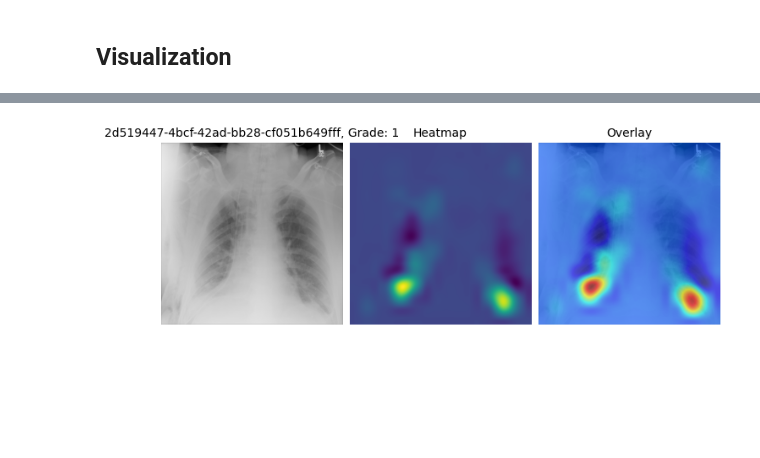
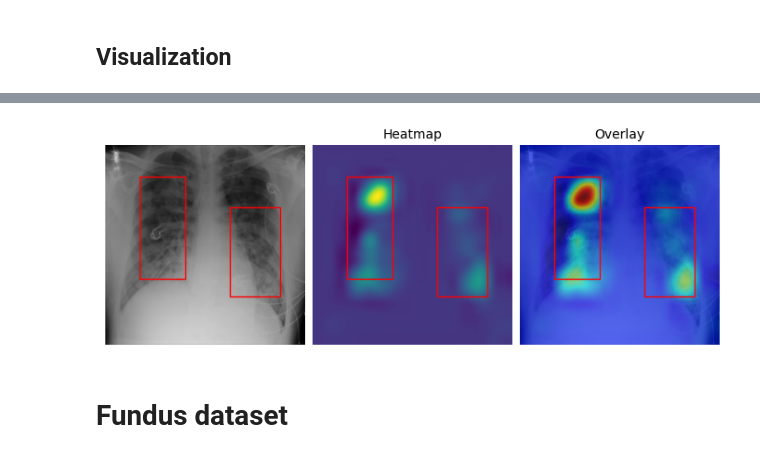
Before and after one commit to kdjoumessi/Test-Time-Explainability, a Jupyter notebook: TTE-CAM.ipynb, the cells around one changed output, grey strips where cells are left out. Drawn from its saved outputs; the diff is of its cells as text; code cells hidden in the pictures; blank space fills up the shorter version.

```diff
--- a/TTE-CAM.ipynb
+++ b/TTE-CAM.ipynb
@@ -150,0 +96,3 @@ cfg.data.std  = [0.2458493560552597, 0.2458493560552597, 0.2458493560552597]
+# %%
+fnames = os.listdir(img_path)
+print(fnames)
@@ -151,7 +101,8 @@ cfg.data.std  = [0.2458493560552597, 0.2458493560552597, 0.2458493560552597]
 # %%
-df_test = pd.read_csv('csv_files/df_test_rsna.csv')
+df_bb = pd.read_csv('csv_files/all_bb_rsna.csv')
 
-df_disease =  df_test[df_test.level>0].reset_index(drop=True)
-print(df_test.shape)
-df_test.head()
+data = pd.read_csv('csv_files/test_rsna.csv')
+df_disease = data[data.filename.isin(fnames)].reset_index(drop=True)
+
+df_disease
 # %% [output]
@@ -166,8 +117,9 @@ df_test.head()
 ## Inference
 # %%
 df_sample = df_disease.sample(1)
-fname, level = df_sample.filename.tolist(), sample.level.tolist()
+fname, level = df_sample.filename.tolist(), df_sample.level.tolist()
 
 print(fname[0], level[0])
+
 simple_plot(fname, level, img_path, fs=7)
 # %% [output]
@@ -178,6 +130,7 @@ ts_img, np_img = load_image(cfg, img_path, fname[0], xchest=True)
 ts_img = ts_img.to('cuda')
 print(ts_img.shape, np_img.shape)
 
-activation, y_prob, y_class, yhat = get_tte_prediction(tte_model, ts_img)
+activation, y_prob, y_class = get_tte_prediction(tte_model, ts_img)
+y_prob, y_class
 # %% [output]
 torch.Size([1, 3, 512, 512]) (512, 512, 3)
@@ -193,8 +149,8 @@ list_img_act_overlay = [np_img, act, overlay]
 # %%
 size = (1 * 6.69), (1 * 2.5)
 
-dic_title = {0: f"{fname[0][:-4]}, Grade: {level[0]}", 1:'Heatmap', 2:'Overlay'}
+dic_title = {0: f"{fname[0][:-4]}", 1:'Heatmap', 2:'Overlay'}
 
-plot_img_heat_att(list_img_act_overlay, dic_title, size, fs=10)
+plot_img_heat_att(df_bb, list_img_act_overlay, dic_title, size, fs=10)
 # %% [output]
-[figure, old version]
+[figure, new version]
@@ -206,0 +157,2 @@ tmp = df_test[df_test.filename==fname[0][:-4]]
+# %% [markdown]
+# Fundus dataset
```
Also changed, not shown: parts of 25 cells of this notebook, 10 other files.
